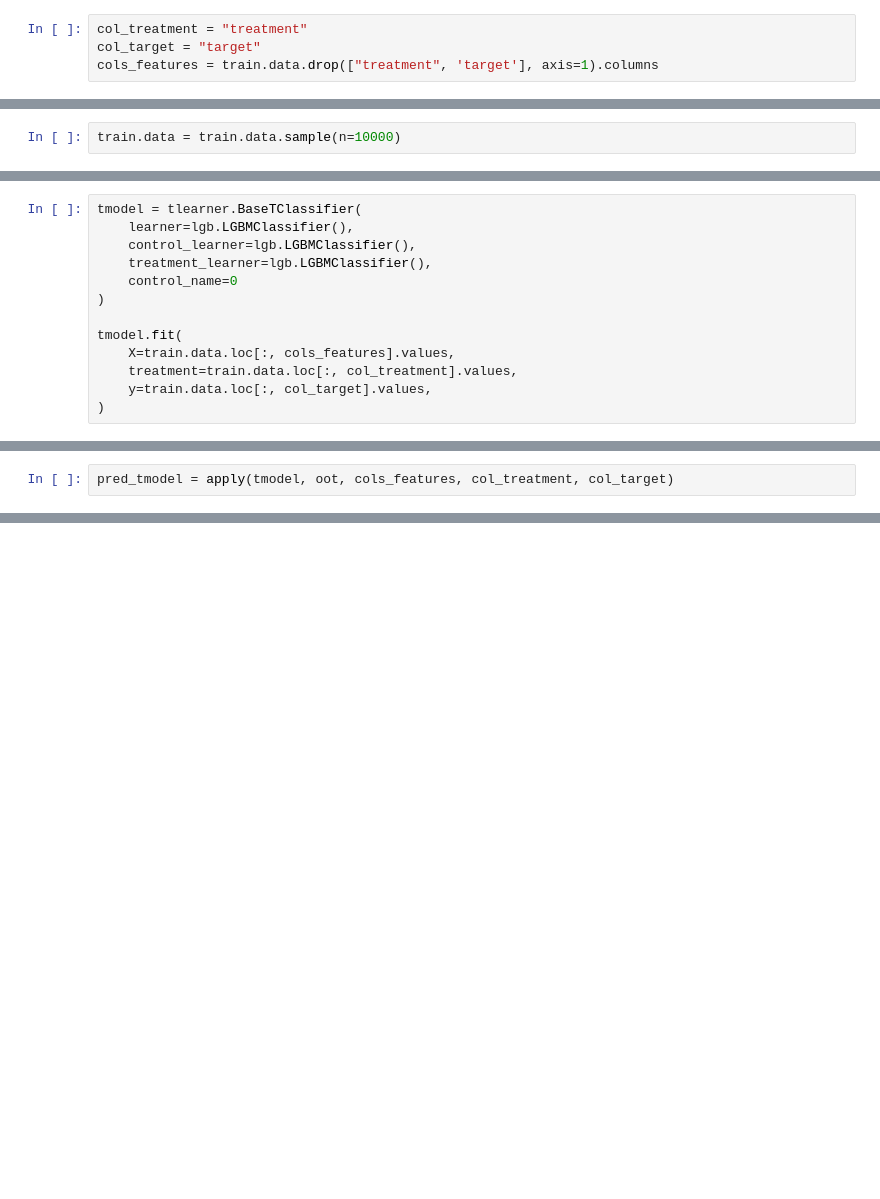
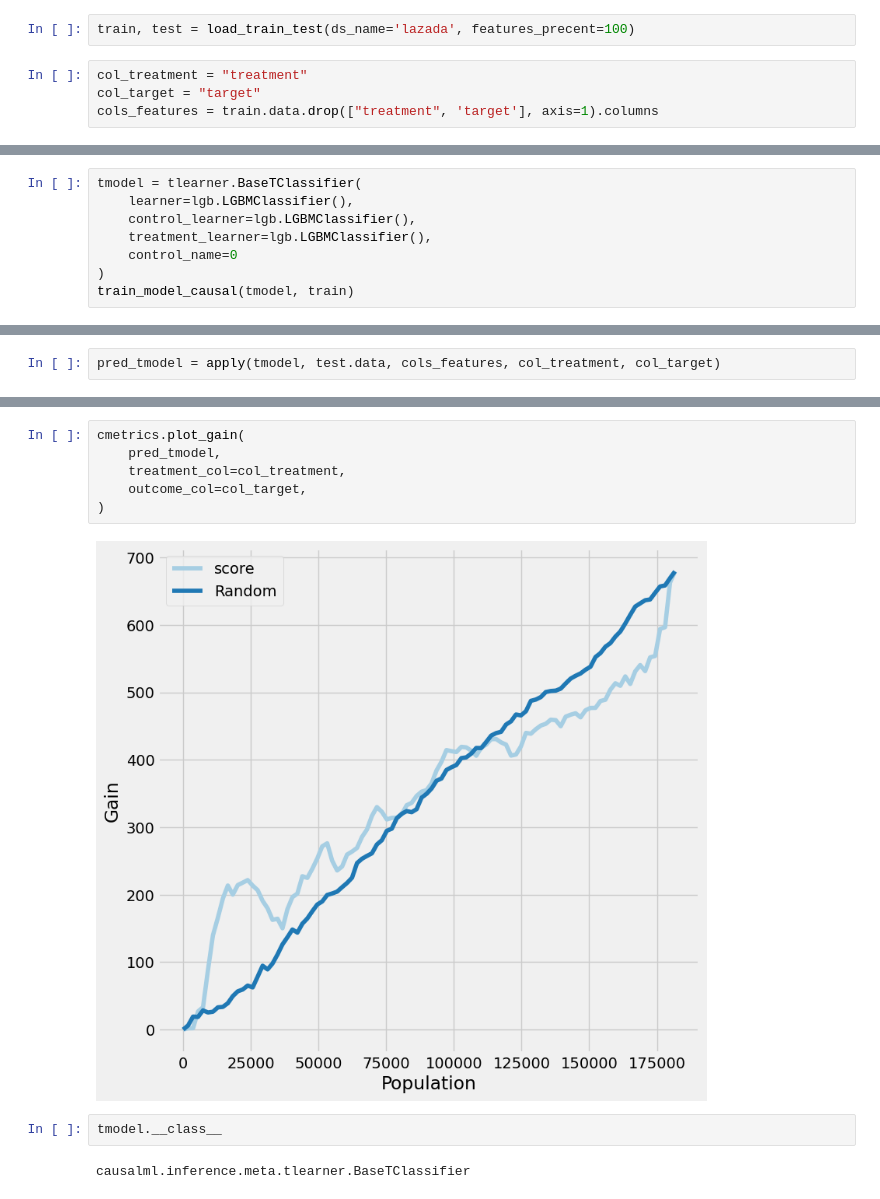
Before and after one commit to OganyanRV/UpliftModelingResearch, a Jupyter notebook: notebooks/base models.ipynb, the cells around one changed output, grey strips where cells are left out. Drawn from its saved outputs; the diff is of its cells as text; blank space fills up the shorter version.

```diff
--- a/notebooks/base models.ipynb
+++ b/notebooks/base models.ipynb
@@ -61,3 +76,5 @@ test = NumpyDataset(path_to_data_test)
+# %%
+train, test = load_train_test(ds_name='lazada', features_precent=100)
 # %%
 col_treatment = "treatment"
 col_target = "target"
@@ -70,2 +81,0 @@ def apply(model, data, cols_features, col_treatment, col_target):
-# %%
-train.data = train.data.sample(n=10000)
@@ -76,9 +106,4 @@ tmodel = tlearner.BaseTClassifier(
     treatment_learner=lgb.LGBMClassifier(),
     control_name=0
 )
-
-tmodel.fit(
-    X=train.data.loc[:, cols_features].values,
-    treatment=train.data.loc[:, col_treatment].values,
-    y=train.data.loc[:, col_target].values,
-)
+train_model_causal(tmodel, train)
@@ -85,2 +127,2 @@ tmodel.fit(
 # %%
-pred_tmodel = apply(tmodel, oot, cols_features, col_treatment, col_target)
+pred_tmodel = apply(tmodel, test.data, cols_features, col_treatment, col_target)
@@ -96,0 +139,12 @@ NameError: name 'cmetrics' is not defined
+# %%
+cmetrics.plot_gain(
+    pred_tmodel,
+    treatment_col=col_treatment,
+    outcome_col=col_target,
+)
+# %% [output]
+[figure, added]
+# %%
+tmodel.__class__
+# %% [output]
+causalml.inference.meta.tlearner.BaseTClassifier
```
Also changed, not shown: parts of 13 cells of this notebook.
